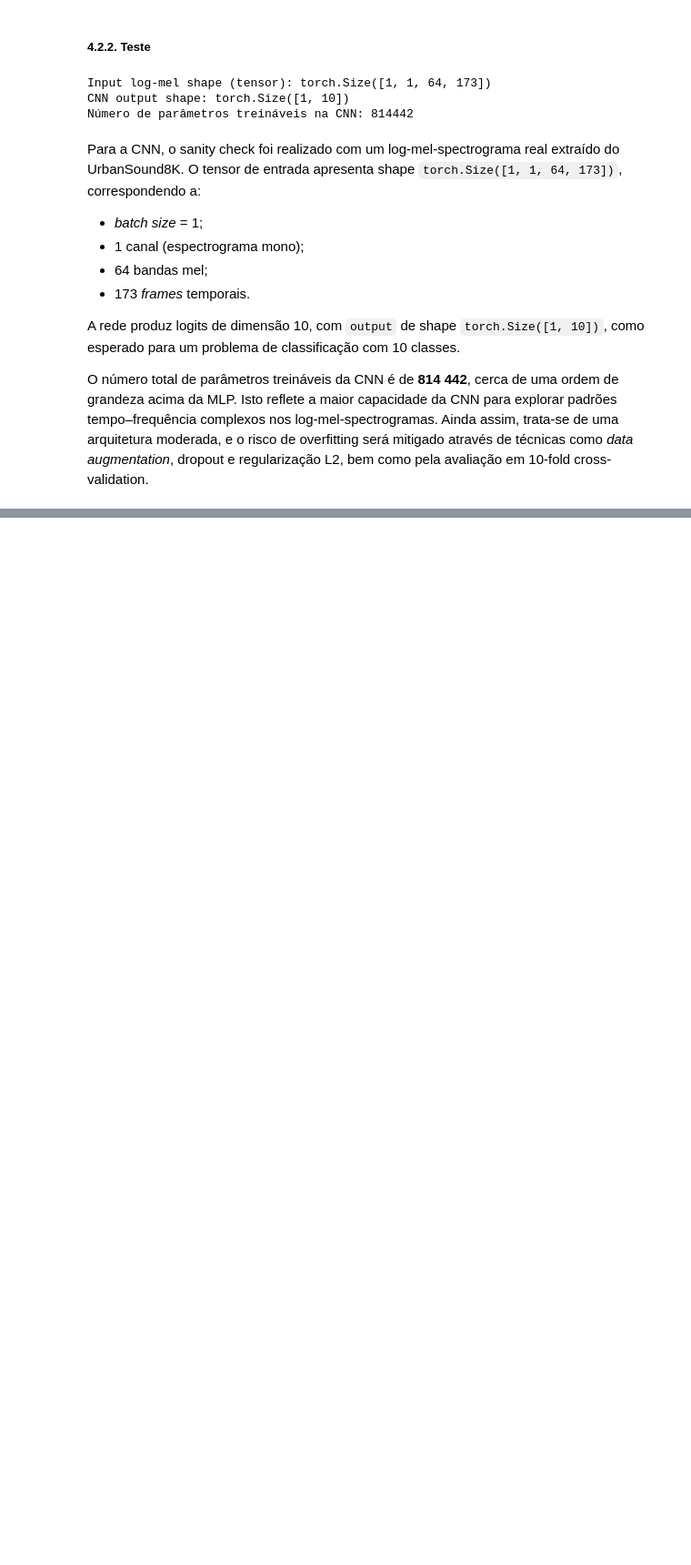
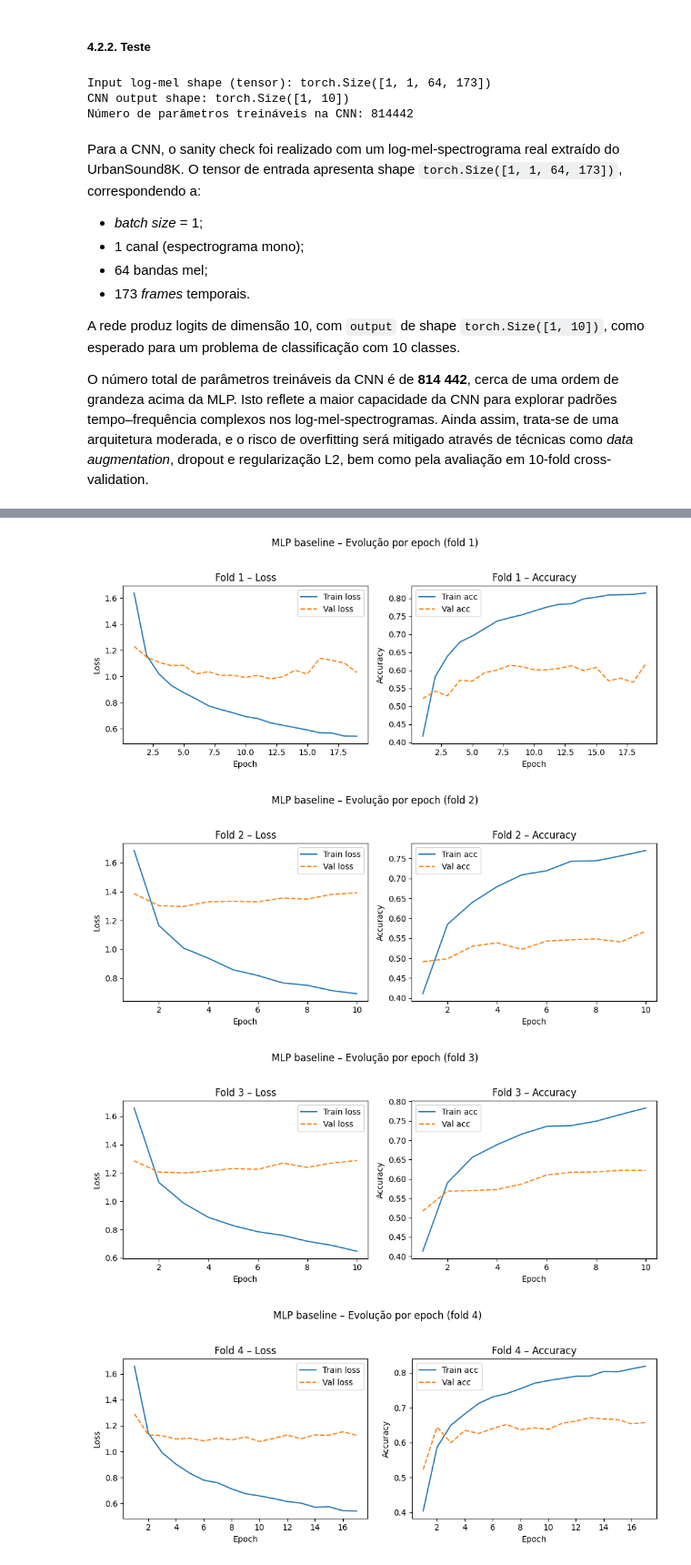
Before and after one commit to francisca005/Urban-Sound-Classification-, a Jupyter notebook: Project_1_sound.ipynb, the cells around one changed output, grey strips where cells are left out. Shown at 91% size. Saved outputs shown, nothing was run; the diff lists cells and outputs as text; code cells hidden in the pictures; blank space fills up the shorter version.

```diff
--- a/Project_1_sound.ipynb
+++ b/Project_1_sound.ipynb
@@ -736,0 +1296,12 @@ em 10-fold cross-validation.
+# %%
+results_mlp_baseline = run_cross_validation(
+    model_class=MLPClassifier,
+    model_type="mlp",
+    df=df,
+    max_epochs=40,
+    batch_size=64,
+    lr=1e-3,
+    weight_decay=0.0,
+    apply_augmentation=False,
+    patience=7,
+)
@@ -736,0 +1326,34 @@ em 10-fold cross-validation.
+# %%
+histories = results_mlp_baseline["histories"]
+
+for i, hist in enumerate(histories, start=1):
+    epochs = range(1, len(hist["train_loss"]) + 1)
+
+    plt.figure(figsize=(10, 4))
+
+    # --- Loss ---
+    plt.subplot(1, 2, 1)
+    plt.plot(epochs, hist["train_loss"], label="Train loss")
+    plt.plot(epochs, hist["val_loss"], linestyle="--", label="Val loss")
+    plt.xlabel("Epoch")
+    plt.ylabel("Loss")
+    plt.title(f"Fold {i} – Loss")
+    plt.legend()
+
+    # --- Accuracy ---
+    plt.subplot(1, 2, 2)
+    plt.plot(epochs, hist["train_acc"], label="Train acc")
+    plt.plot(epochs, hist["val_acc"], linestyle="--", label="Val acc")
+    plt.xlabel("Epoch")
+    plt.ylabel("Accuracy")
+    plt.title(f"Fold {i} – Accuracy")
+    plt.legend()
+
+    plt.suptitle(f"MLP baseline – Evolução por epoch (fold {i})", y=1.03, fontsize=12)
+    plt.tight_layout()
+    plt.show()
+# %% [output]
+[figure, added]
+[figure, added]
+[figure, added]
+[figure, added]
```
Also changed, not shown: parts of 35 cells of this notebook.
